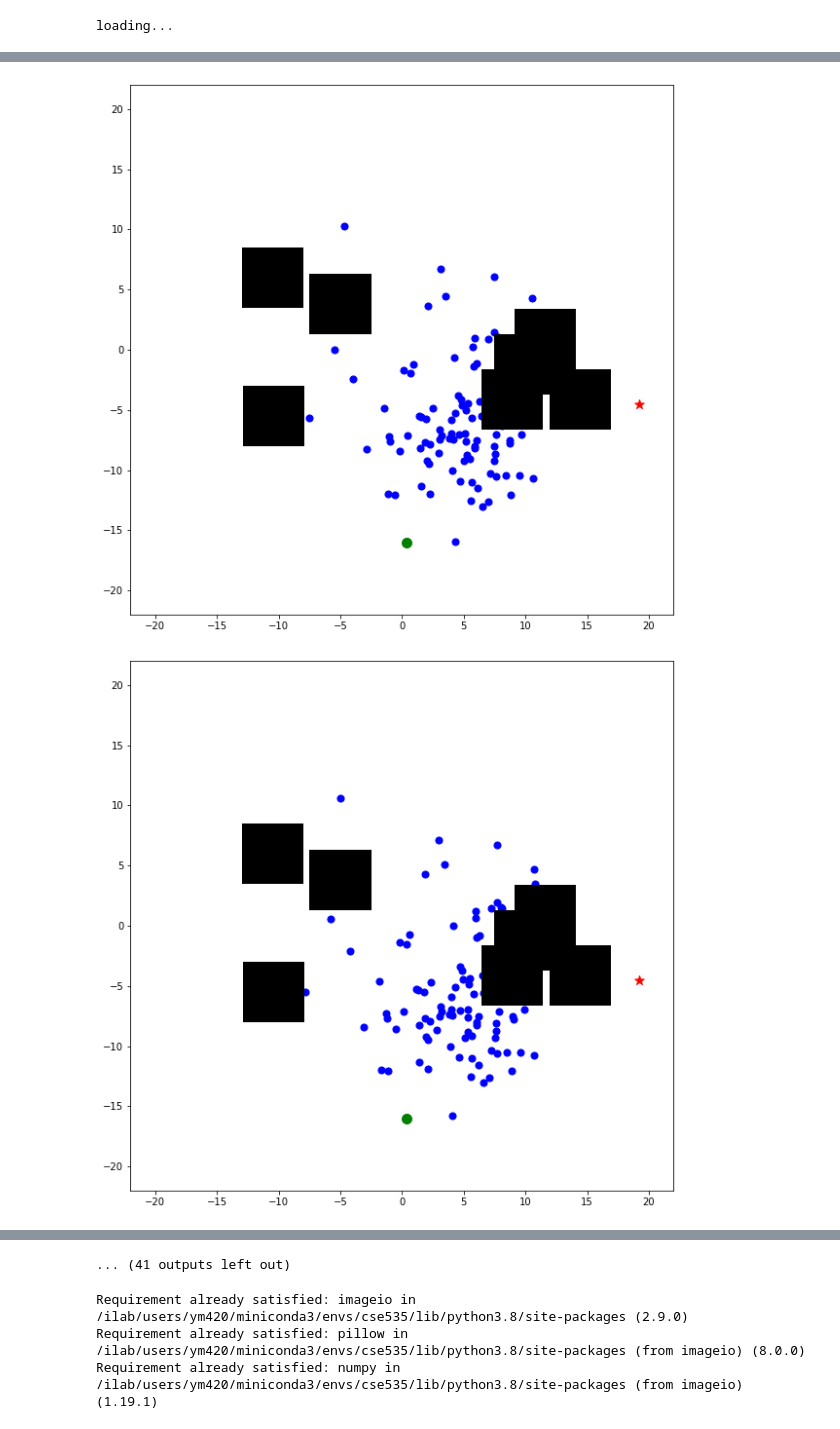
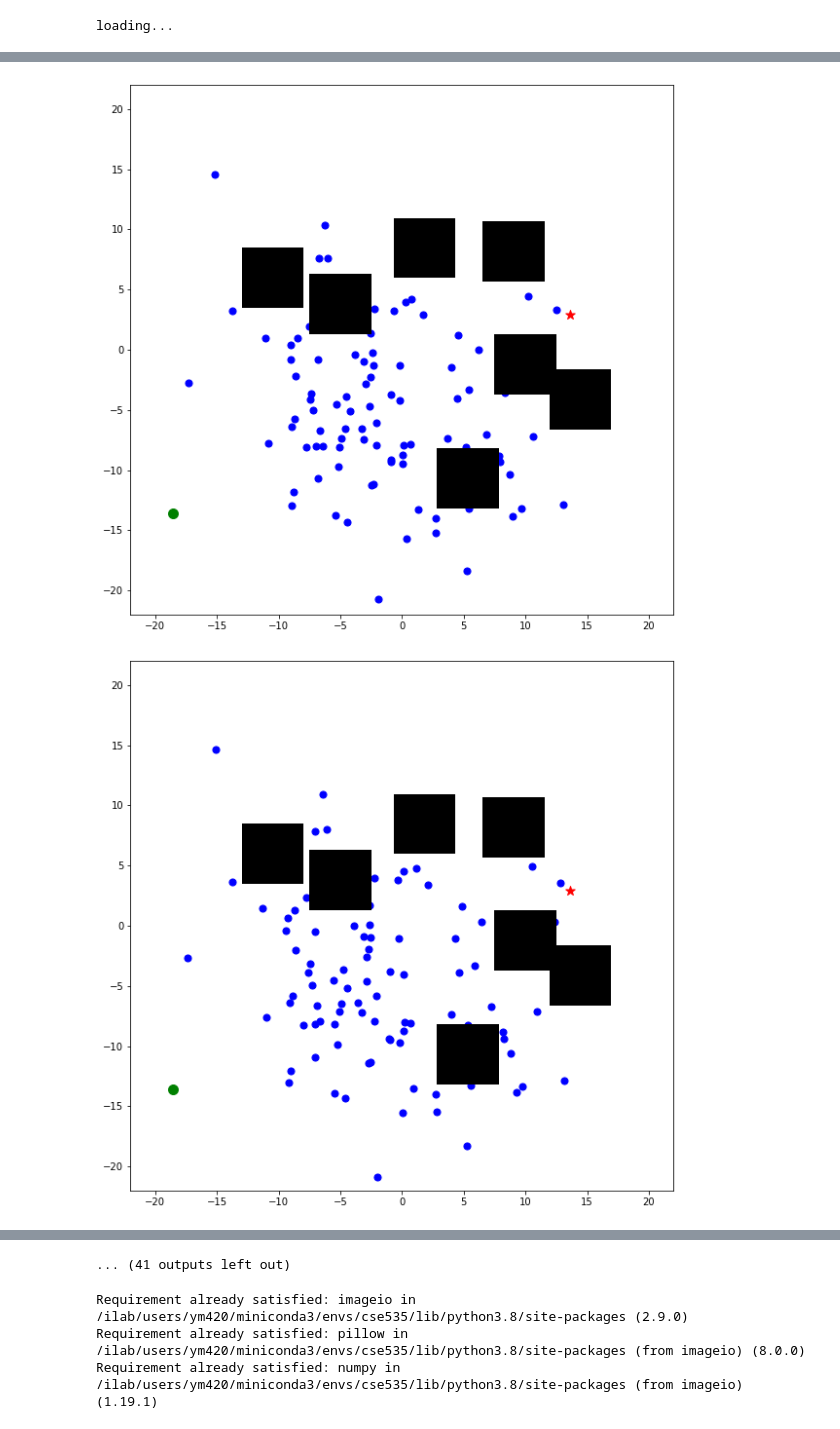
Before and after one commit to MiaoDragon/CSE535-Learning-Based-Motion-Planning-Using-Conditional-Variational-Autoencoder, a Jupyter notebook: cvae-planning/s2d_visualization.ipynb, the cells around one changed output, grey strips where cells are left out. Cells and saved outputs as stored; diff of their text form; code cells hidden in the pictures.

```diff
--- a/cvae-planning/s2d_visualization.ipynb
+++ b/cvae-planning/s2d_visualization.ipynb
@@ -26,7 +26,7 @@ parser.add_argument('--model_dir', type=str, default='/ilab/users/ym420/Document
 parser.add_argument('--no_env', type=int, default=10,help='directory for obstacle images')
 parser.add_argument('--no_motion_paths', type=int,default=200,help='number of optimal paths in each environment')
 parser.add_argument('--s', type=int, default=0,help='directory for obstacle images')
-parser.add_argument('--sp', type=int,default=0,help='number of optimal paths in each environment')
+parser.add_argument('--sp', type=int,default=4000,help='number of optimal paths in each environment')
 
 # Model parameters
 parser.add_argument('--e_net_input_size', type=int, default=32, help='dimension of environment encoding network input')
@@ -126,7 +126,7 @@ env_indices = list(env_indices)
 waypoint_dataset = np.array(waypoint_dataset)
 start_indices, goal_indices, env_indices = np.array(start_indices), np.array(goal_indices), np.array(env_indices)
 
-smpnet.eval()
+smpnet.train()
 epoch_val_num = 2048
 waypoint_dataset_i = waypoint_dataset[:epoch_val_num]
 start_indices_i, goal_indices_i, env_indices_i = start_indices[:epoch_val_num], \
@@ -226,6 +226,6 @@ print(path_lengths)
 # %%
 # save figure for different model
-obs_idx = 0
+obs_idx = 1
 path_idx = 100
 for epoch_i in trange(1,args.start_epoch):
     if args.start_epoch > 0:
@@ -255,2 +255,2 @@ for epoch_i in trange(1,args.start_epoch):
-[figure, old version]
+[figure, new version]
-[figure, old version]
+[figure, new version]
```
Also changed, not shown: parts of 4 cells of this notebook, 9 other files.
